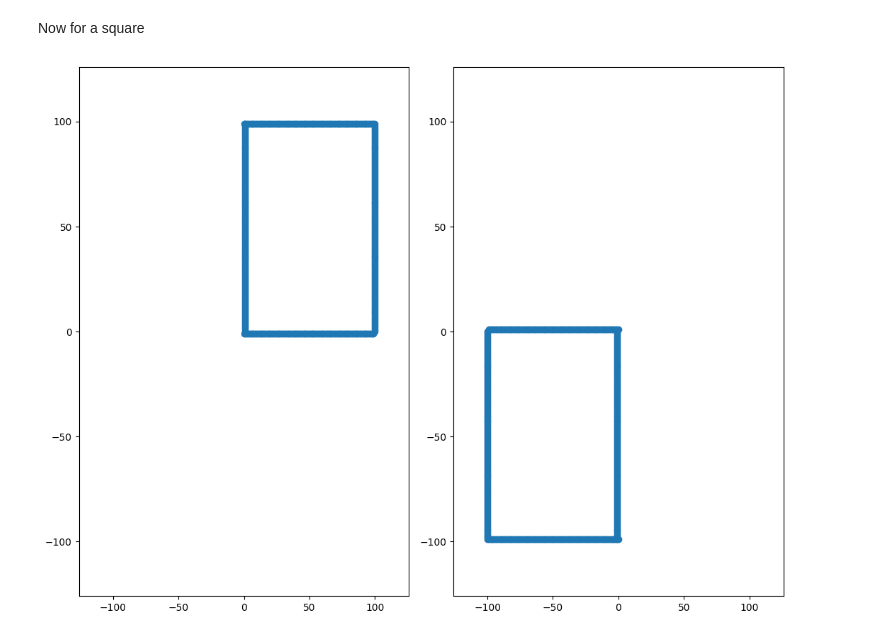
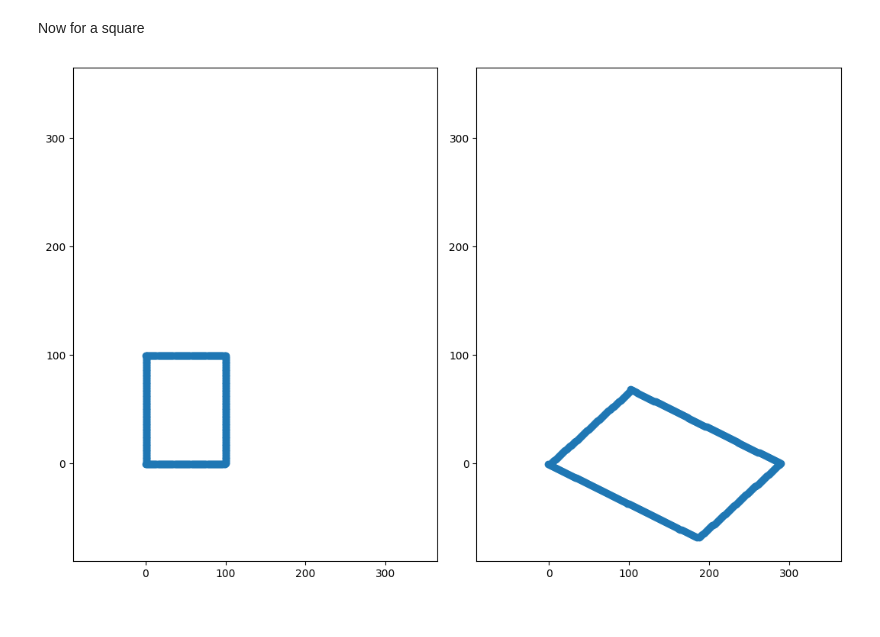
Before and after one commit to fouakh/IMA204, a Jupyter notebook: TP1_IMA204/TP1_IMA204.ipynb, the cells around one changed output. Cells and saved outputs as stored; diff of their text form; code cells hidden in the pictures.

```diff
--- a/TP1_IMA204/TP1_IMA204.ipynb
+++ b/TP1_IMA204/TP1_IMA204.ipynb
@@ -51,8 +51,9 @@ def Tmatrix(scale=(1,1), rotationAngle=0, shearAngles=(0,0), translation=(0,0),
         raise ValueError("rotationAngle should be a scalar")
 
     # Reflection Matrix
-    r1, r2 = (2 * np.array([int(x) for x in reflection]) - 1)
+    r1, r2 = (1 - 2 * np.array([int(x) for x in reflection]))
     Re = np.array([[r1, 0], [0, r2]])
+
 
     # Rotation Matrix
     rotationAngle_rad = np.deg2rad(rotationAngle)
@@ -77,4 +78,5 @@ def Tmatrix(scale=(1,1), rotationAngle=0, shearAngles=(0,0), translation=(0,0),
 Test of the function
 # %%
 ## Define Transformation
-T = Tmatrix(scale=(1,1), rotationAngle=40, shearAngles=(0,0), translation=(0,0), elation=(0,0), reflection=(False,False))
+T = Tmatrix(scale=(1,1), rotationAngle=45, shearAngles=(0,0), translation=(0,0), elation=(0,0), reflection=(False,False))
+print(f" T = {T}")
@@ -100,10 +106,10 @@ def applyTransformation(T, points=None, coords=None):
 
     if points is not None:
         N,d = points.shape
-        if d != 2 and N==2:
+        if d != 2 and N == 2:
             print('WARNING ! points should be an array of dimension Nx2'+
                   ' Transposing the array')
-            points=points.T
+            points = points.T
             N,d = points.shape
 
         if d != 2:
@@ -113,7 +119,7 @@ def applyTransformation(T, points=None, coords=None):
         homPoints = [[x,y,1] for x,y in points]
 
         # Apply transformation
-        pm = [T@X for X in homPoints]
+        pm = np.array([T@X for X in homPoints])
 
         # If homography, ...
         e, f = T[2][0], T[2][1]
@@ -127,7 +133,7 @@ def applyTransformation(T, points=None, coords=None):
         pm = None
 
     if coords is not None:
-        d,N,M = coords.shape
+        d, N, M = coords.shape
 
         if d != 2:
             raise ValueError("Error ! Function works only with 2D coordinates")
@@ -137,7 +143,7 @@ def applyTransformation(T, points=None, coords=None):
         homPoints = [[x,y,1] for x,y in p]
 
         # Apply transformation
-        pm = [T@X for X in homPoints]
+        pm = np.array([T@X for X in homPoints])
 
         # If homography, ...
         e, f = T[2][0], T[2][1]
@@ -146,10 +152,10 @@ def applyTransformation(T, points=None, coords=None):
             scaling_factors = e * x + f * y + 1
             new = pm[:, :2] / scaling_factors[:, None]
             pm = np.hstack((new, np.ones((new.shape[0], 1))))
-        cm = pm.reshape((2,N,M))
+        cm = np.array(pm)[:,:2].T.reshape((2, N, M))
 
     else:
-        cm =None
+        cm = None
 
     return pm, cm
 # %% [markdown]
@@ -190,33 +196,33 @@ Now for a square
 # %%
 # Square
 side_length = 2
 
 x = np.concatenate([np.arange(100), np.arange(100), np.ones(100)*100, np.ones(100)])
 y = np.concatenate([np.ones(100)*-1, np.ones(100)*99, np.arange(100), np.arange(100)])
 
 points=np.array([x,y]).T
 
 ## Define Transformation
-T = Tmatrix(scale=(1,1), rotationAngle=0, shearAngles=(0,0),translation=(0,0),elation=(0,0),reflection=(False,False))
+T = Tmatrix(scale=(2,1), rotationAngle=-20, shearAngles=(20,0), translation=(0,0), elation=(0,0), reflection=(False,False))
 
 ## Apply trasformation
-moved = np.array(applyTransformation(T, points=points)[0])
+moved = applyTransformation(T, points=points)[0]
 
-fig = plt.figure(figsize=(16, 8))
+fig = plt.figure(figsize=(16, 7))
 ax1 = plt.subplot(1, 3, 1)
 ax2 = plt.subplot(1, 3, 2)
 ax1.scatter(points[:,0],points[:,1])
 ax2.scatter(moved[:,0],moved[:,1])
 
-minimum = np.min((ax1.get_xlim(),ax1.get_ylim(),ax2.get_xlim(),ax2.get_ylim()))
-maximum = np.max((ax1.get_xlim(),ax1.get_ylim(),ax2.get_xlim(),ax2.get_ylim()))
+minimum = np.min((ax1.get_xlim(), ax1.get_ylim(), ax2.get_xlim(), ax2.get_ylim()))
+maximum = np.max((ax1.get_xlim(), ax1.get_ylim(), ax2.get_xlim(), ax2.get_ylim()))
 
-ax1.set_xlim(minimum*1.2,maximum*1.2)
-ax1.set_ylim(minimum*1.2,maximum*1.2)
-ax2.set_xlim(minimum*1.2,maximum*1.2)
-ax2.set_ylim(minimum*1.2,maximum*1.2)
+ax1.set_xlim(minimum*1.2, maximum*1.2)
+ax1.set_ylim(minimum*1.2, maximum*1.2)
+ax2.set_xlim(minimum*1.2, maximum*1.2)
+ax2.set_ylim(minimum*1.2, maximum*1.2)
 
 fig.tight_layout()
 plt.show()
 # %% [output]
-[figure, old version]
+[figure, new version]
```
Also changed, not shown: parts of 13 cells of this notebook.
